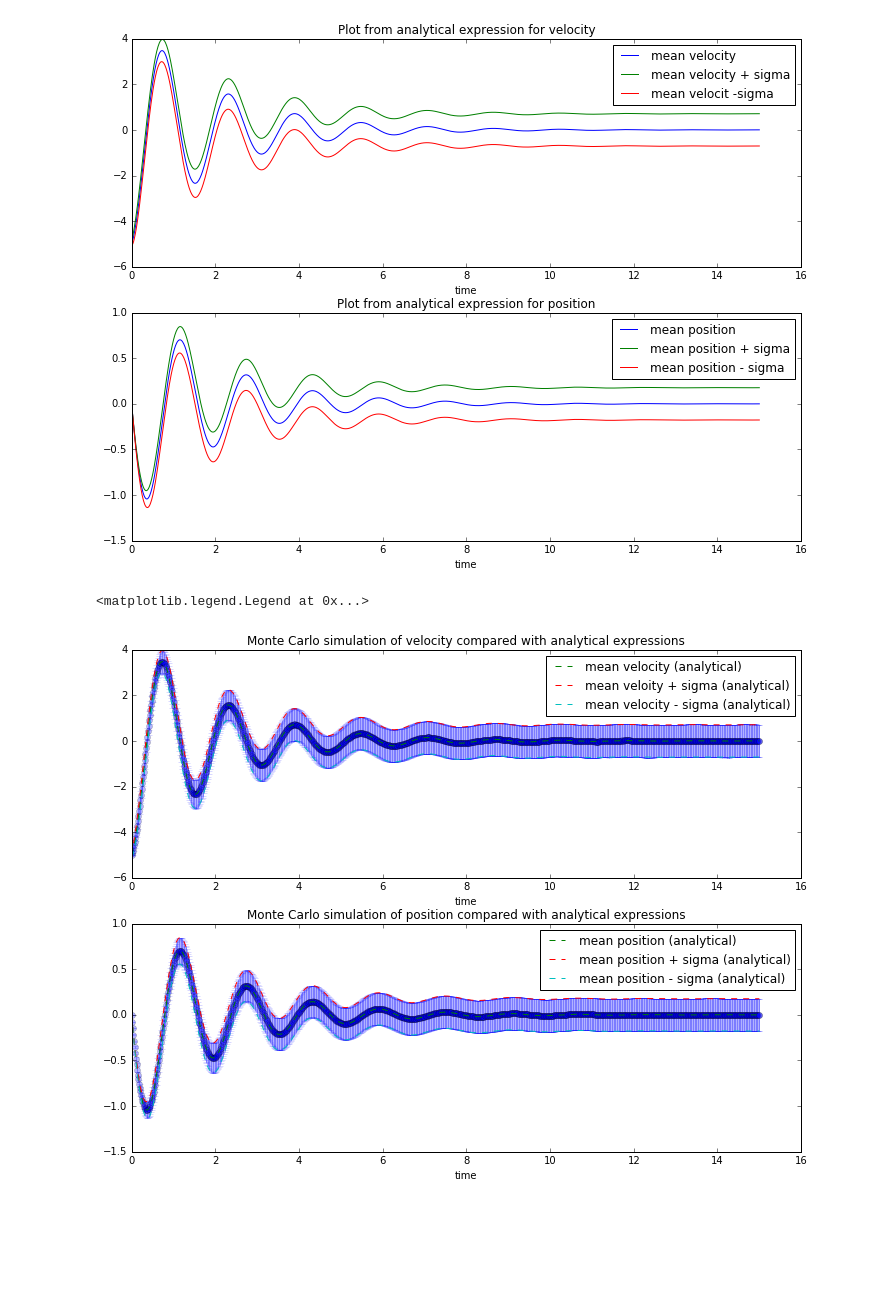
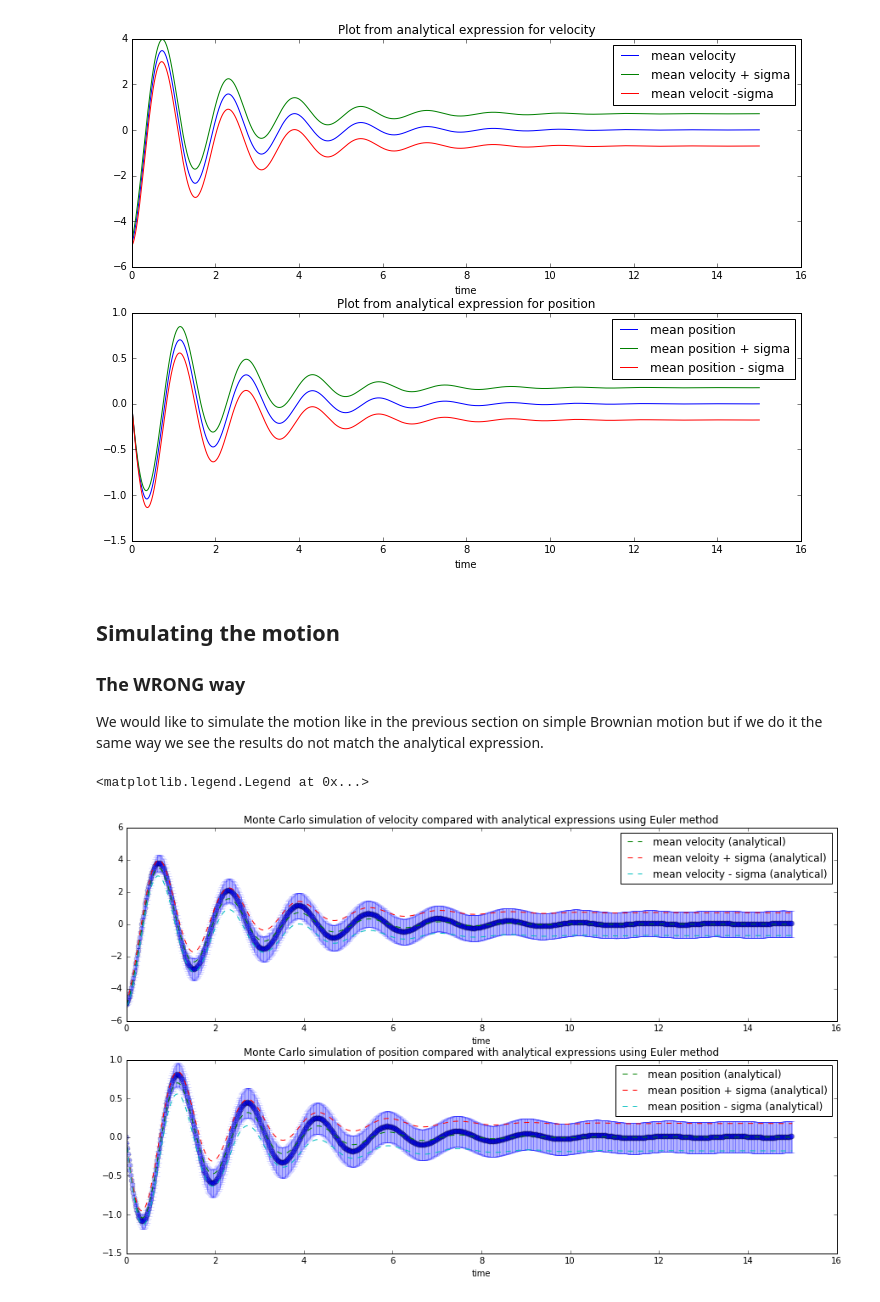
Before and after one commit to borundev/StochasticProcesses, a Jupyter notebook: StochasticHarmonicOscillator.ipynb, the cells around one changed output. Drawn from its saved outputs; the diff is of its cells as text; code cells hidden in the pictures; blank space fills up the shorter version.

```diff
--- a/StochasticHarmonicOscillator.ipynb
+++ b/StochasticHarmonicOscillator.ipynb
@@ -110,10 +110,16 @@ plt.legend()
 # %% [output]
 <matplotlib.legend.Legend at 0x...>
 [figure]
+# %% [markdown]
+## Simulating the motion
+
+### The WRONG way
+
+We would like to simulate the motion like in the previous section on simple Brownian motion but if we do it the same way we see the results do not match the analytical expression.
 # %%
 class Paths(object):
 
-    def __init__(self,x0,v0,beta,gamma,omega,T,nsteps,npaths):
+    def __init__(self,x0,v0,beta,gamma,omega,T,nsteps,npaths,method="Euler"):
         self.x0=x0
         self.v0=v0
         self.beta=beta
@@ -127,31 +133,38 @@ class Paths(object):
         self.dW=np.sqrt(self.dt)
         self.randoms=np.random.normal(0,1,npaths*(nsteps-1))
         self.randoms.shape=[npaths,nsteps-1]
+        if not method=="Euler":
+            self.randoms_sk=np.random.choice([1.0,-1.0],npaths*(nsteps-1))
+            self.randoms_sk.shape=[npaths,nsteps-1]
 
 
 
         paths_X=np.zeros(shape=(npaths,nsteps))
         paths_V=np.zeros(shape=(npaths,nsteps))
 
+
         paths_X[:,0]=self.x0
         paths_V[:,0]=self.v0
 
-        # the SDE are
-        # V_{t+1}=V_t - gamma V_t dt - omega**2 X_t dt+ beta dW
-        # X_{t+1}=X_t + V_t dt
+        dummy_zeros=np.zeros_like(paths_X[:,0])
+
 
         for i in range(nsteps-1):
 
-            # Runge Kutta Method. It reduces errors from O(dt) to O(dt^2). Since the stochastic term is O(\sqrt{dt})
-            # a corresponding correction is not required
+            if method=="Euler":
+                y=np.array([paths_X[:,i],paths_V[:,i]])
+                ynew=y+self.dt*self.derivative_change(y, t)+np.array([dummy_zeros,self.beta*self.dW*self.randoms[:,i]])
+                paths_X[:,i+1],paths_V[:,i+1]=ynew
+            else:
+                # Runge Kutta Method SDE method based on http://arxiv.org/pdf/1210.0933v1.pdf
+                y=np.array([paths_X[:,i],paths_V[:,i]])
+                k0 = self.dt*self.derivative_change(y, t) + np.array([dummy_zeros,self.beta*self.dW*(self.randoms[:,i]+self.randoms_sk[:,i])])
+                k1 = self.dt*self.derivative_change(y + k0, t + self.dt)+np.array([dummy_zeros,self.beta*self.dW*(self.randoms[:,i]-self.randoms_sk[:,i])])
+                ynew=y + 0.5*(k0 + k1)
 
-            y=np.array([paths_X[:,i],paths_V[:,i]])
-            k0 = self.dt*self.func(y, t)
-            k1 = self.dt*self.func(y + k0, t + self.dt)
-            ynew=y + 0.5*(k0 + k1)
+                paths_X[:,i+1]=ynew[0]
+                paths_V[:,i+1]=ynew[1]
 
-            paths_V[:,i+1]=ynew[1] +self.beta*self.dW*self.randoms[:,i]
-            paths_X[:,i+1]=ynew[0]
         self.paths_V=paths_V
         self.paths_X=paths_X
 
@@ -164,7 +177,7 @@ class Paths(object):
     def get_timeline(self):
         return self.time
 
-    def func(self,vector,time):
+    def derivative_change(self,vector,time):
         x,v=vector
         xnew=v
         vnew=-self.omega**2*x- self.gamma*v
@@ -173,33 +186,33 @@ class Paths(object):
 
 paths=Paths(x0,v0,beta,gamma,omega,15,1000,10000)
 v_mean=paths.get_paths_V().mean(0)
 v_std=paths.get_paths_V().std(0)
 
 x_mean=paths.get_paths_X().mean(0)
 x_std=paths.get_paths_X().std(0)
 
 t_paths=paths.get_timeline()
 
 plt.subplot(211)
 plt.errorbar(t_paths,v_mean,yerr=v_std,fmt='o',alpha=.3)
 plt.plot(t,vmean,"--",label="mean velocity (analytical)")
 plt.plot(t,vup,"--",label="mean veloity + sigma (analytical)")
 plt.plot(t,vdown,"--",label="mean velocity - sigma (analytical)")
 plt.xlabel("time")
-plt.title("Monte Carlo simulation of velocity compared with analytical expressions")
+plt.title("Monte Carlo simulation of velocity compared with analytical expressions using Euler method")
 
 plt.legend()
 
 plt.subplot(212)
 plt.errorbar(t_paths,x_mean,yerr=x_std,fmt='o',alpha=.3)
 plt.plot(t,xmean,"--",label="mean position (analytical)")
 plt.plot(t,xup,"--",label="mean position + sigma (analytical)")
 plt.plot(t,xdown,"--",label="mean position - sigma (analytical)")
 plt.xlabel("time")
-plt.title("Monte Carlo simulation of position compared with analytical expressions")
+plt.title("Monte Carlo simulation of position compared with analytical expressions using Euler method")
 
 
 plt.legend()
 # %% [output]
 <matplotlib.legend.Legend at 0x...>
-[figure, old version]
+[figure, new version]
```
Also changed, not shown: parts of 6 cells of this notebook.
